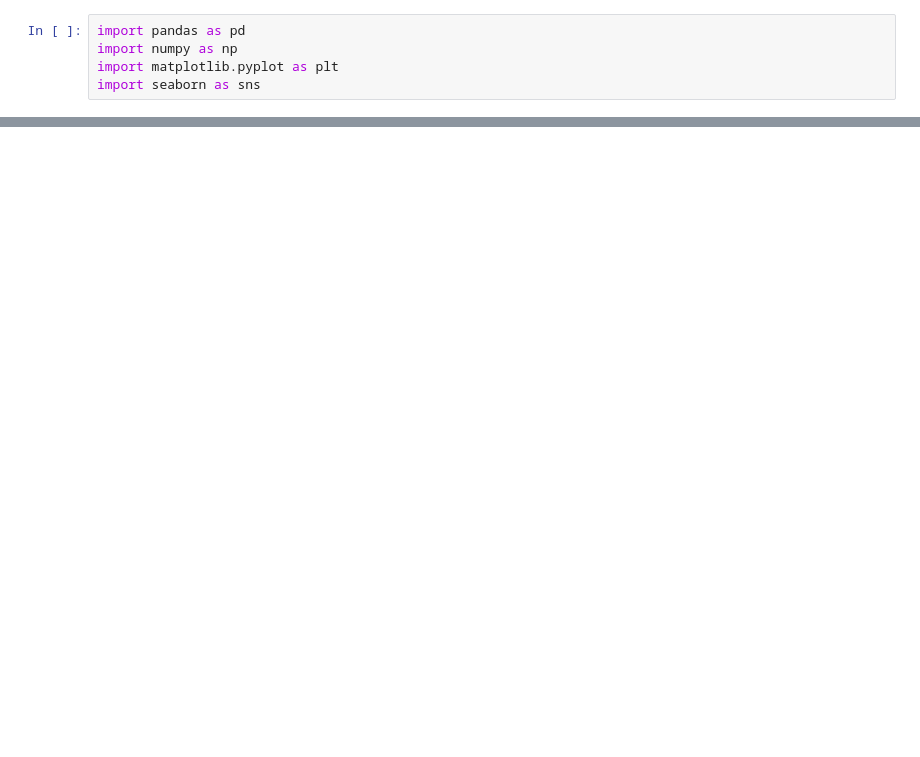
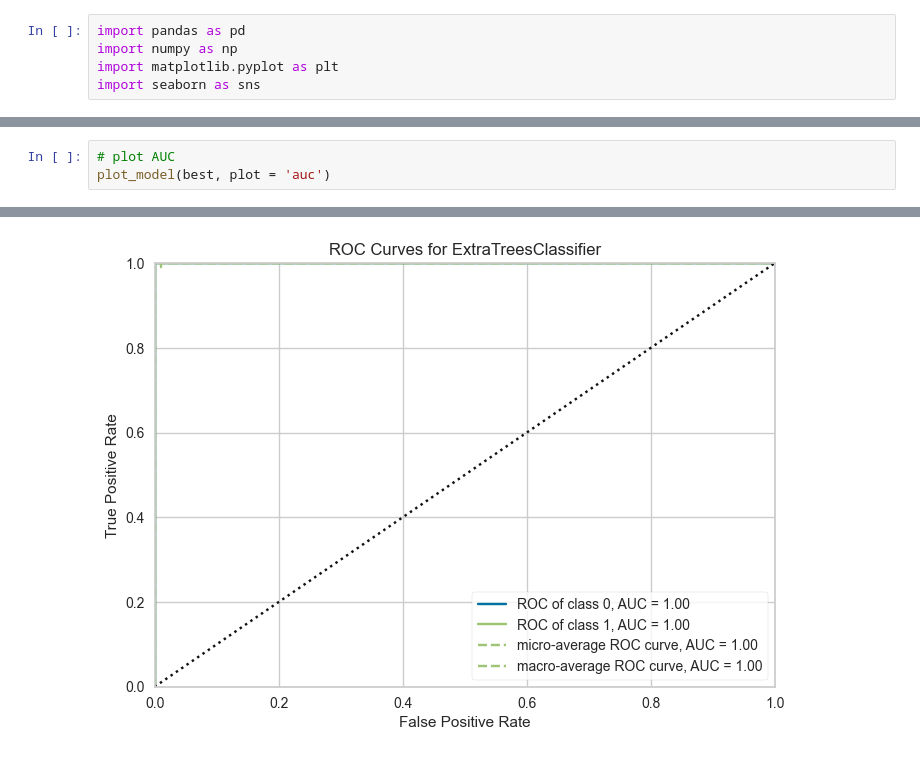
Before and after one commit to gustianmajs/Repo-Assignment-SC5DS-H06, a Jupyter notebook: Playgrond/PyCaret01.ipynb, the cells around one changed output, grey strips where cells are left out. Drawn from its saved outputs; the diff is of its cells as text; blank space fills up the shorter version.

```diff
--- a/Playgrond/PyCaret01.ipynb
+++ b/Playgrond/PyCaret01.ipynb
@@ -15,0 +93,4 @@ FileNotFoundError: [Errno 2] No such file or directory: 'dataset/test_HA.csv'
+# %%
+# plot AUC
+plot_model(best, plot = 'auc')
+# %% [output]
@@ -15,0 +98 @@ FileNotFoundError: [Errno 2] No such file or directory: 'dataset/test_HA.csv'
+[figure, added]
```
Also changed, not shown: parts of 13 cells of this notebook, 6 other files.
